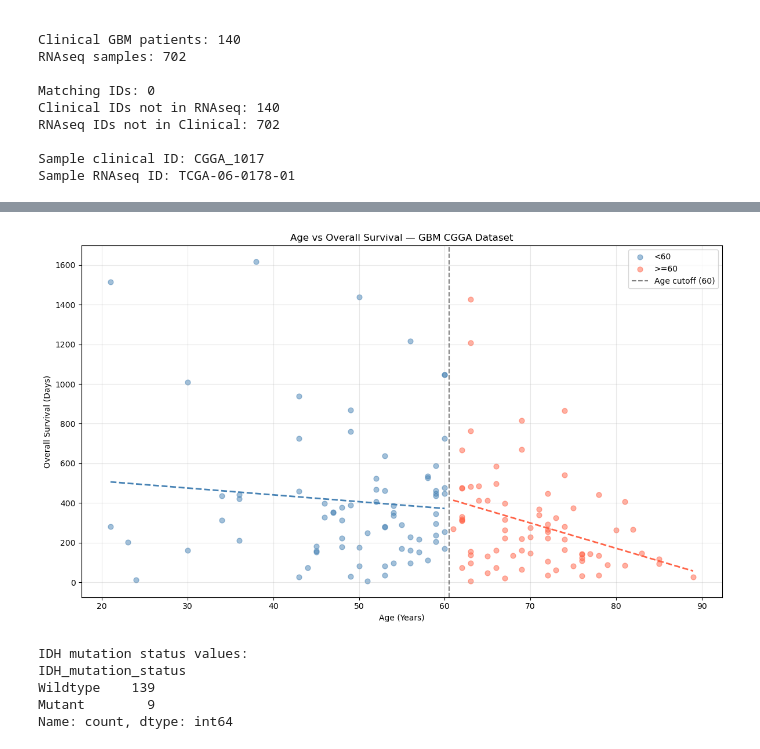
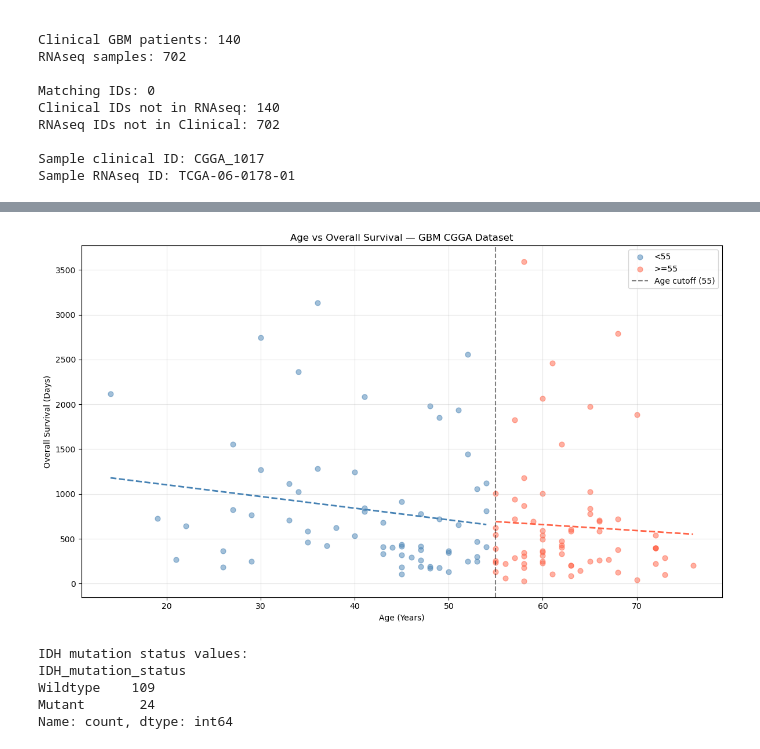
Before and after one commit to KYWILS21/effect_of_TMZ_on_MGMT, a Jupyter notebook: CGGA_clinical_OS_EDA.ipynb, the cells around one changed output, grey strips where cells are left out. Cells and saved outputs as stored; diff of their text form; code cells hidden in the pictures.

```diff
--- a/CGGA_clinical_OS_EDA.ipynb
+++ b/CGGA_clinical_OS_EDA.ipynb
@@ -134,18 +149,22 @@ Sample RNAseq ID: TCGA-06-0178-01
 import pandas as pd
 import matplotlib.pyplot as plt
 from lifelines import KaplanMeierFitter
-from lifelines.statistics import logrank_test
 
 combined = pd.read_csv("CGGA_data/combined_clinical_RNAseq.csv")
+
+# ← Add these two lines to fix hidden whitespace/casing issues
+combined["Gender"] = combined["Gender"].str.strip().str.title()
+combined["Grade"] = combined["Grade"].str.strip().str.title()
 
 fig, axes = plt.subplots(1, 2, figsize=(14, 6))
 
 # --- Plot 1: Gender ---
 ax1 = axes[0]
 for gender in combined["Gender"].dropna().unique():
-    mask = combined["Gender"] == gender
+    mask = (combined["Gender"] == gender)
+    subset = combined.loc[mask, ["OS", "Censor"]].dropna()
     kmf = KaplanMeierFitter()
-    kmf.fit(combined.loc[mask, "OS"], combined.loc[mask, "Censor"], label=gender)
+    kmf.fit(subset["OS"], subset["Censor"], label=gender)
     kmf.plot_survival_function(ax=ax1)
 
 ax1.set_title("Survival by Gender")
@@ -155,9 +174,10 @@ ax1.set_ylabel("Survival Probability")
 # --- Plot 2: Grade ---
 ax2 = axes[1]
 for grade in sorted(combined["Grade"].dropna().unique()):
-    mask = combined["Grade"] == grade
+    mask = (combined["Grade"] == grade)
+    subset = combined.loc[mask, ["OS", "Censor"]].dropna()
     kmf = KaplanMeierFitter()
-    kmf.fit(combined.loc[mask, "OS"], combined.loc[mask, "Censor"], label=grade)
+    kmf.fit(subset["OS"], subset["Censor"], label=grade)
     kmf.plot_survival_function(ax=ax2)
 
 ax2.set_title("Survival by Grade")
@@ -425,52 +283,56 @@ Gender p=0.4178, Age p=0.0139
 # %%
 import pandas as pd
 import matplotlib.pyplot as plt
+import numpy as np
 
 combined = pd.read_csv("CGGA_data/combined_clinical_RNAseq.csv")
+combined = combined.dropna(subset=["Age", "OS"])  # drop NaNs upfront
+
+# Split age at median
+age_cutoff = combined["Age"].median()
+low_label = f"<{int(age_cutoff)}"
+high_label = f">={int(age_cutoff)}"
+
+combined["Age_Group"] = combined["Age"].apply(
+    lambda x: low_label if x < age_cutoff else high_label
+)
+
+# ← Build colors from the actual labels, not hardcoded values
+colors = {low_label: "steelblue", high_label: "tomato"}
 
 fig, ax = plt.subplots(figsize=(12, 7))
 
-# Color by age group
-age_cutoff = combined["Age"].median()
-combined["Age_Group"] = combined["Age"].apply(
-    lambda x: f"<{int(age_cutoff)}" if x < age_cutoff else f">={int(age_cutoff)}"
-)
-
-colors = {"<60": "steelblue", ">=60": "tomato"}
 for group, data in combined.groupby("Age_Group"):
     ax.scatter(data["Age"], data["OS"],
                color=colors[group], alpha=0.5, s=40, label=group)
 
 # Trend lines for each group
-import numpy as np
 for group, data in combined.groupby("Age_Group"):
-    z = np.polyfit(data["Age"].dropna(),
-                   data.loc[data["Age"].notna(), "OS"], 1)
+    z = np.polyfit(data["Age"], data["OS"], 1)
     p = np.poly1d(z)
     x_line = np.linspace(data["Age"].min(), data["Age"].max(), 100)
     ax.plot(x_line, p(x_line), color=colors[group], linewidth=2, linestyle="--")
 
 ax.axvline(x=age_cutoff, color="black", linestyle="--",
            alpha=0.5, label=f"Age cutoff ({int(age_cutoff)})")
 ax.set_xlabel("Age (Years)")
 ax.set_ylabel("Overall Survival (Days)")
 ax.set_title("Age vs Overall Survival — GBM CGGA Dataset")
 ax.legend()
 ax.grid(True, alpha=0.3)
-
 plt.tight_layout()
 plt.savefig("CGGA_data/age_vs_os_scatter.png", dpi=150)
 plt.show()
 # %% [output]
-[figure, old version]
+[figure, new version]
 # %%
 print("IDH mutation status values:")
 print(combined["IDH_mutation_status"].value_counts())
 # %% [output]
 IDH mutation status values:
 IDH_mutation_status
-Wildtype    139
-Mutant        9
+Wildtype    109
+Mutant       24
 Name: count, dtype: int64
 # %%
 import pandas as pd
```
Also changed, not shown: parts of 9 cells of this notebook, 8 other files.
